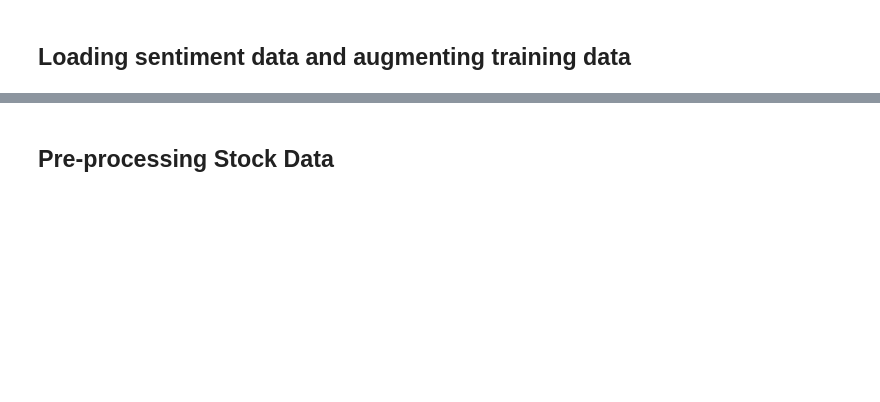
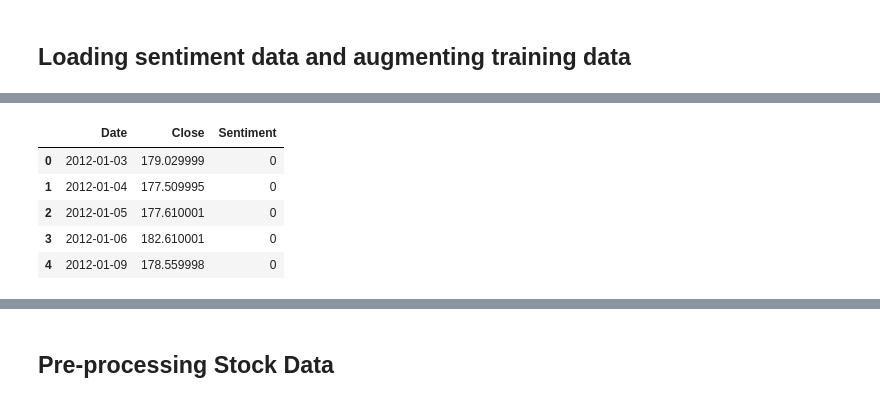
Before and after one commit to codevardhan/stock-price-prediction, a Jupyter notebook: Prediction_with_sentiment.ipynb, the cells around one changed output, grey strips where cells are left out. Saved outputs shown, nothing was run; the diff lists cells and outputs as text; code cells hidden in the pictures; blank space fills up the shorter version.

```diff
--- a/Prediction_with_sentiment.ipynb
+++ b/Prediction_with_sentiment.ipynb
@@ -87,0 +128,21 @@ NameError: name 'get_score' is not defined
+# %%
+df_new = pd.DataFrame(columns=['Date', 'Close', 'Sentiment'])
+
+df = pd.read_csv('./data/AMZN.csv')
+
+for i, row in df.iterrows():
+    sentiment = 0
+    for idx, row2 in sec_data.iterrows():
+        if row['Date'] == row2['dates']:
+            sentiment = row2['sentiment']
+
+    df_new.loc[i] = [row['Date'], row['Close'], sentiment]
+# %%
+df_new.head()
+# %% [output]
+|  | Date | Close | Sentiment |
+| 0 | 2012-01-03 | 179.029999 | 0 |
+| 1 | 2012-01-04 | 177.509995 | 0 |
+| 2 | 2012-01-05 | 177.610001 | 0 |
+| 3 | 2012-01-06 | 182.610001 | 0 |
+| 4 | 2012-01-09 | 178.559998 | 0 |
```
Also changed, not shown: parts of 33 cells of this notebook, 14 other files.
